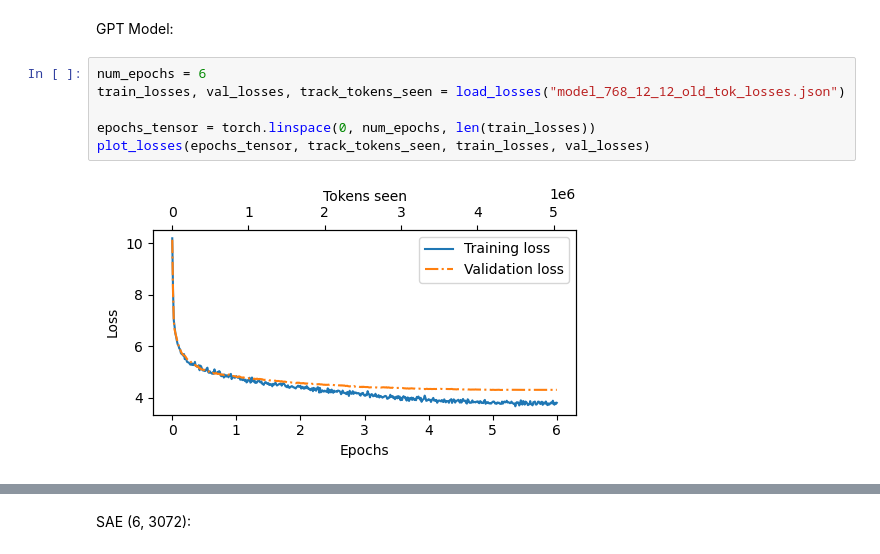
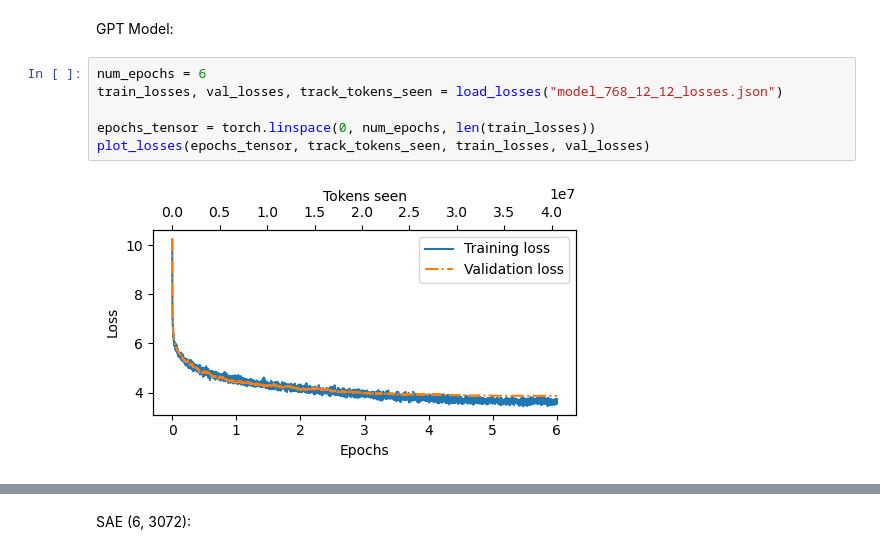
Before and after one commit to iug-htw/GPTAndPrejudice, a Jupyter notebook: loss_plotter.ipynb, the cells around one changed output, grey strips where cells are left out. Cells and saved outputs as stored; diff of their text form.

Commit message:
training model

```diff
--- a/loss_plotter.ipynb
+++ b/loss_plotter.ipynb
@@ -35,11 +35,11 @@ def plot_losses(epochs_seen, tokens_seen, train_losses, val_losses):
     plt.show()
 # %% [markdown]
 GPT Model:
-# %%
-num_epochs = 6
-train_losses, val_losses, track_tokens_seen = load_losses("model_768_12_12_old_tok_losses.json")
-
-epochs_tensor = torch.linspace(0, num_epochs, len(train_losses))
-plot_losses(epochs_tensor, track_tokens_seen, train_losses, val_losses)
-# %% [output]
-[figure, removed]
+# %%
+num_epochs = 6
+train_losses, val_losses, track_tokens_seen = load_losses("model_768_12_12_losses.json")
+
+epochs_tensor = torch.linspace(0, num_epochs, len(train_losses))
+plot_losses(epochs_tensor, track_tokens_seen, train_losses, val_losses)
+# %% [output]
+[figure, added]
```
Also changed, not shown: parts of 1 cell of this notebook, 3 other files.
